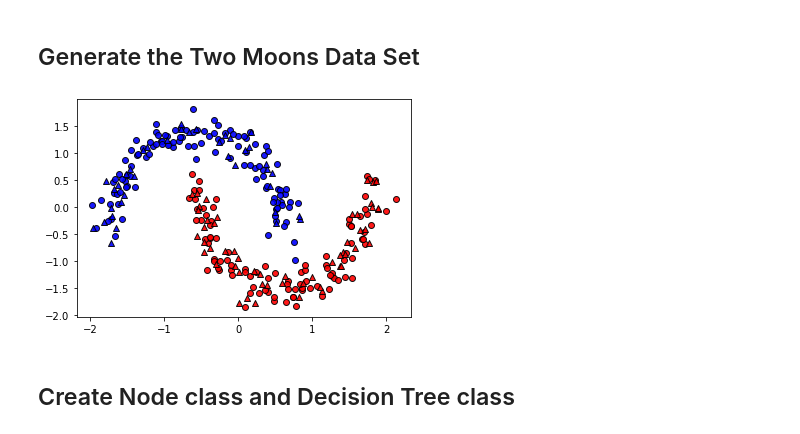
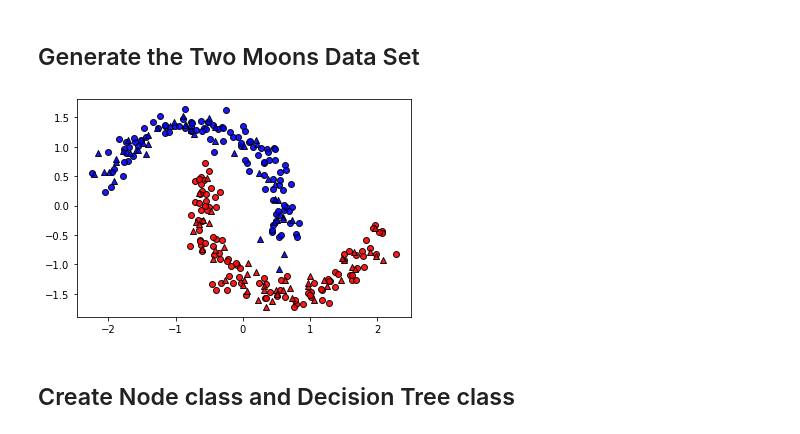
Before and after one commit to kspilario/DS397_comp, a Jupyter notebook: Tree_Ensembles/dectree_moons.ipynb, the cells around one changed output. Cells and saved outputs as stored; diff of their text form; code cells hidden in the pictures.

```diff
--- a/Tree_Ensembles/dectree_moons.ipynb
+++ b/Tree_Ensembles/dectree_moons.ipynb
@@ -15,27 +14,31 @@ from sklearn.model_selection import train_test_split
 # %%
 from sklearn.datasets import make_moons
 X, y = make_moons(n_samples=300, noise=0.1, random_state=0)
 
+# Rotate the X data by "th" radians
+th = np.deg2rad(20)
+X = X @ np.array([[np.cos(th), -np.sin(th)],[np.sin(th), np.cos(th)]])
+
 # Split into training and testing
-X_train, X_test, y_train, y_test = train_test_split(X, y, test_size=0.3, random_state=0)
+X_train, X_test, y_train, y_test = train_test_split(X, y, test_size=0.3, random_state=3)
 
 sc = StandardScaler()
 X_train = sc.fit_transform(X_train)
 X_test = sc.transform(X_test)
 
 def plot2Ddata(X_train,X_test,y_train,y_test):
     plt.scatter(X_train[y_train == 0,0],X_train[y_train == 0,1],
                 color='b',marker='o',alpha=0.9,edgecolors='k')
     plt.scatter(X_train[y_train == 1,0],X_train[y_train == 1,1],
                 color='r',marker='o',alpha=0.9,edgecolors='k')
     plt.scatter(X_test[y_test == 0,0],X_test[y_test == 0,1],
                 color='b',marker='^',alpha=0.9,edgecolors='k')
     plt.scatter(X_test[y_test == 1,0],X_test[y_test == 1,1],
                 color='r',marker='^',alpha=0.9,edgecolors='k')
 
 plot2Ddata(X_train,X_test,y_train,y_test)
 # %% [output]
-[figure, old version]
+[figure, new version]
 # %% [markdown]
 ## Create Node class and Decision Tree class
 # %%
```
Also changed, not shown: parts of 5 cells of this notebook.
